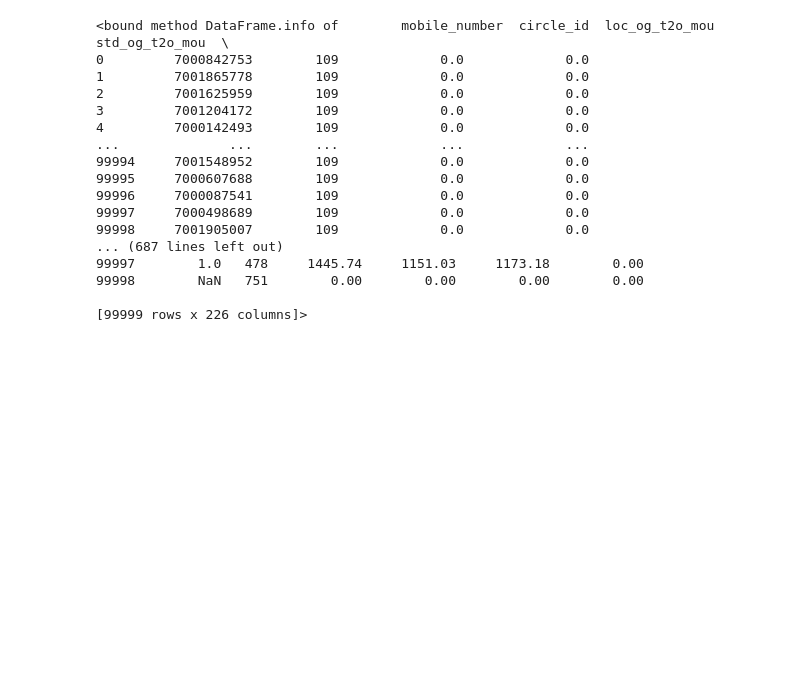
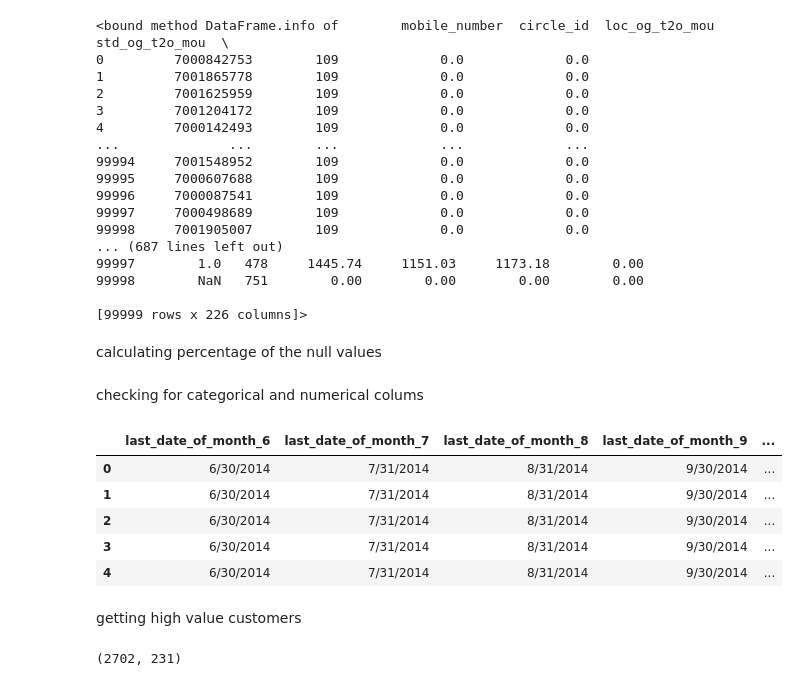
Before and after one commit to emmanuelidehen/MachineLearningModels, a Jupyter notebook: ChunCustomers.ipynb, the cells around one changed output. Cells and saved outputs as stored; diff of their text form; code cells hidden in the pictures; blank space fills up the shorter version.

```diff
--- a/ChunCustomers.ipynb
+++ b/ChunCustomers.ipynb
@@ -107,3 +112,32 @@ data.info
 99998        NaN   751        0.00        0.00        0.00        0.00
 
 [99999 rows x 226 columns]>
+# %% [markdown]
+calculating percentage of the null values
+# %% [markdown]
+checking for categorical and numerical colums
+# %%
+data.select_dtypes(include='object').head(5)
+# %% [output]
+|  | last_date_of_month_6 | last_date_of_month_7 | last_date_of_month_8 | last_date_of_month_9 | ... |
+| 0 | 6/30/2014 | 7/31/2014 | 8/31/2014 | 9/30/2014 | ... |
+| 1 | 6/30/2014 | 7/31/2014 | 8/31/2014 | 9/30/2014 | ... |
+| 2 | 6/30/2014 | 7/31/2014 | 8/31/2014 | 9/30/2014 | ... |
+| 3 | 6/30/2014 | 7/31/2014 | 8/31/2014 | 9/30/2014 | ... |
+| 4 | 6/30/2014 | 7/31/2014 | 8/31/2014 | 9/30/2014 | ... |
+# %% [markdown]
+getting high value customers
+# %%
+# get new colums data for 6th and 7th month
+data['tot_rech_amt_data_6'] = data['total_rech_data_6'] * data['av_rech_amt_data_6']
+data['tot_rech_amt_data_7'] = data['total_rech_data_7'] * data['av_rech_amt_data_7']
+# get new columns for total amount spent during the 6th and 7th month
+data['tot_amt_6'] = data[['total_rech_amt_6','tot_rech_amt_data_6']].sum(axis=1)
+data['tot_amt_7'] = data[['total_rech_amt_7','tot_rech_amt_data_7']].sum(axis=1)
+#first two months average
+data['avg_amt_6_7'] = data[['tot_amt_6','tot_amt_7']].mean(axis=1)
+# Filtering customers based on percentile having goodphase_avg more than or equal to cutoff of 70th percentile
+data=data.loc[(data['avg_amt_6_7'] >= np.percentile(data['avg_amt_6_7'], 70))]
+data.shape
+# %% [output]
+(2702, 231)
```
Also changed, not shown: parts of 3 cells of this notebook.
